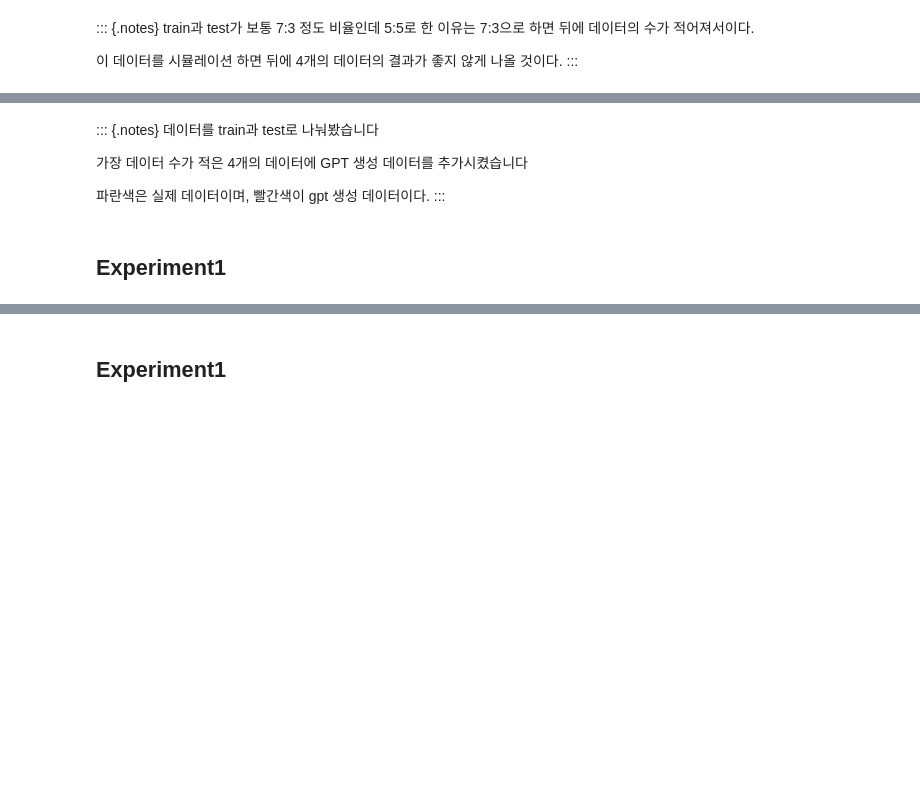
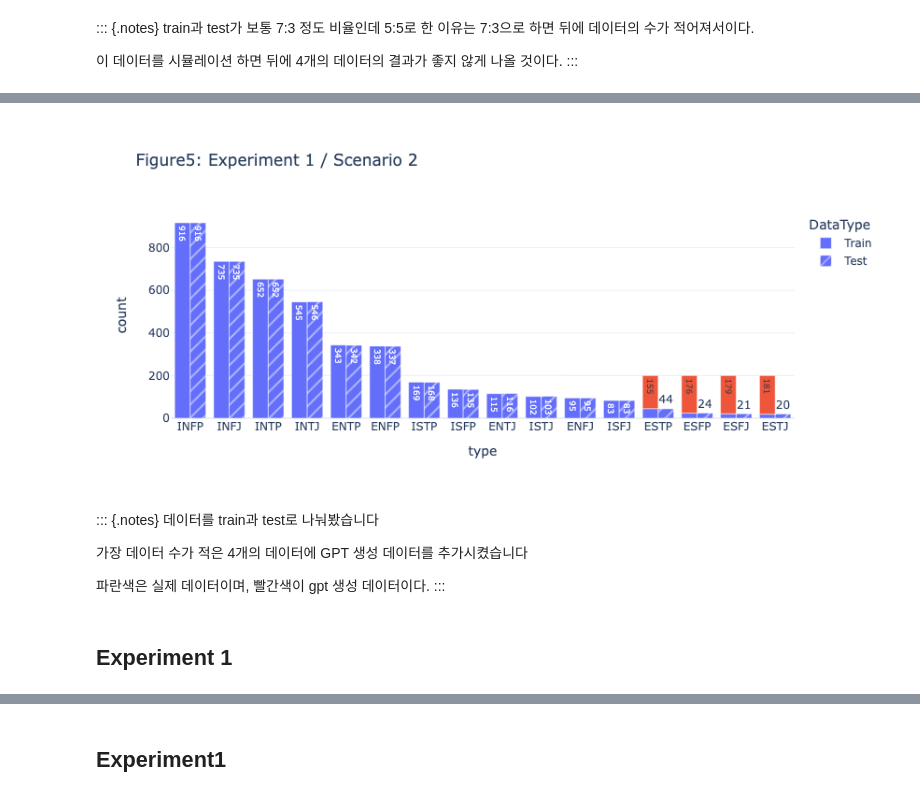
Before and after one commit to simjaein/1227, a Jupyter notebook: jaein.ipynb, the cells around one changed output, grey strips where cells are left out. Saved outputs shown, nothing was run; the diff lists cells and outputs as text; code cells hidden in the pictures; blank space fills up the shorter version.

```diff
--- a/jaein.ipynb
+++ b/jaein.ipynb
@@ -472,3 +474,4 @@ train과 test가 보통 7:3 정도 비율인데 5:5로 한 이유는 7:3으로
 # %%
-figs['실험셋업시각화_실험1시나리오2']
+figs['실험셋업시각화_실험1시나리오2'].layout['title']['text']='Figure5: Experiment 1 / Scenario 2 '
+figs['실험셋업시각화_실험1시나리오2'].show(width=750)
 # %% [output]
@@ -476,3 +478,4 @@ figs['실험셋업시각화_실험1시나리오2']
+[figure, added]
 # %% [markdown]
 ::: {.notes}
 데이터를 train과 test로 나눠봤습니다
@@ -482,5 +485,5 @@ figs['실험셋업시각화_실험1시나리오2']
 파란색은 실제 데이터이며, 빨간색이 gpt 생성 데이터이다.
 :::
 # %% [markdown]
-## Experiment1
+## Experiment 1
 # %%
```
Also changed, not shown: parts of 24 cells of this notebook.
